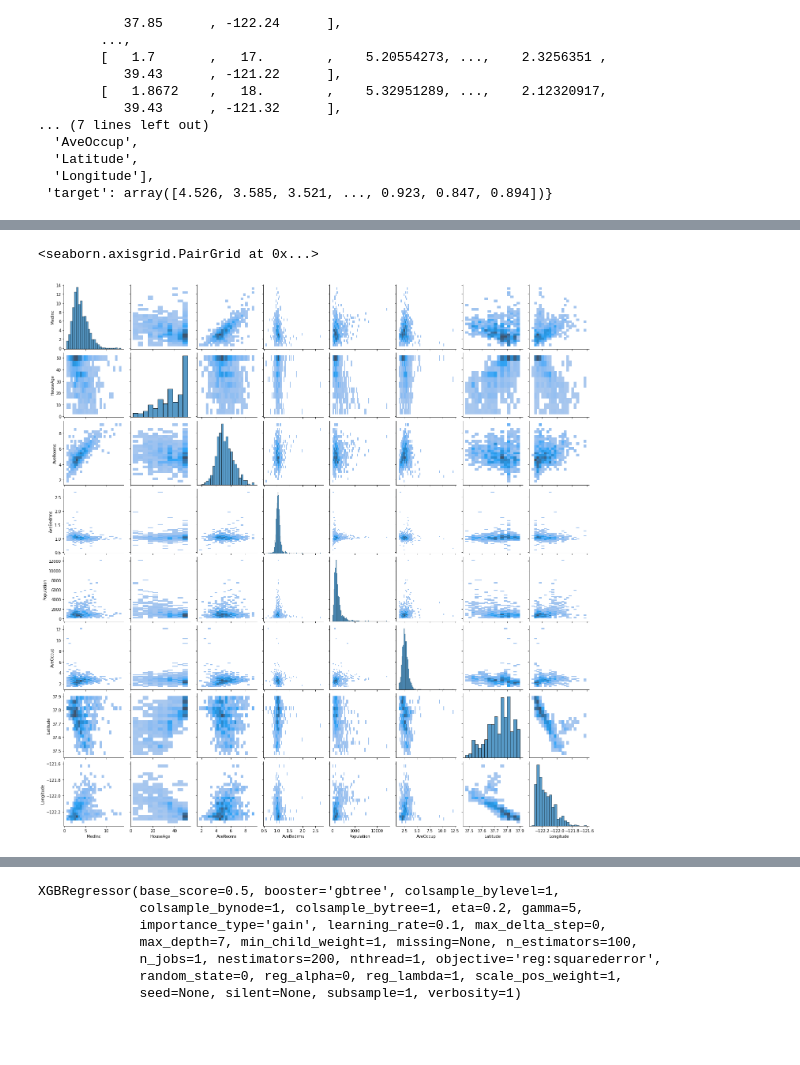
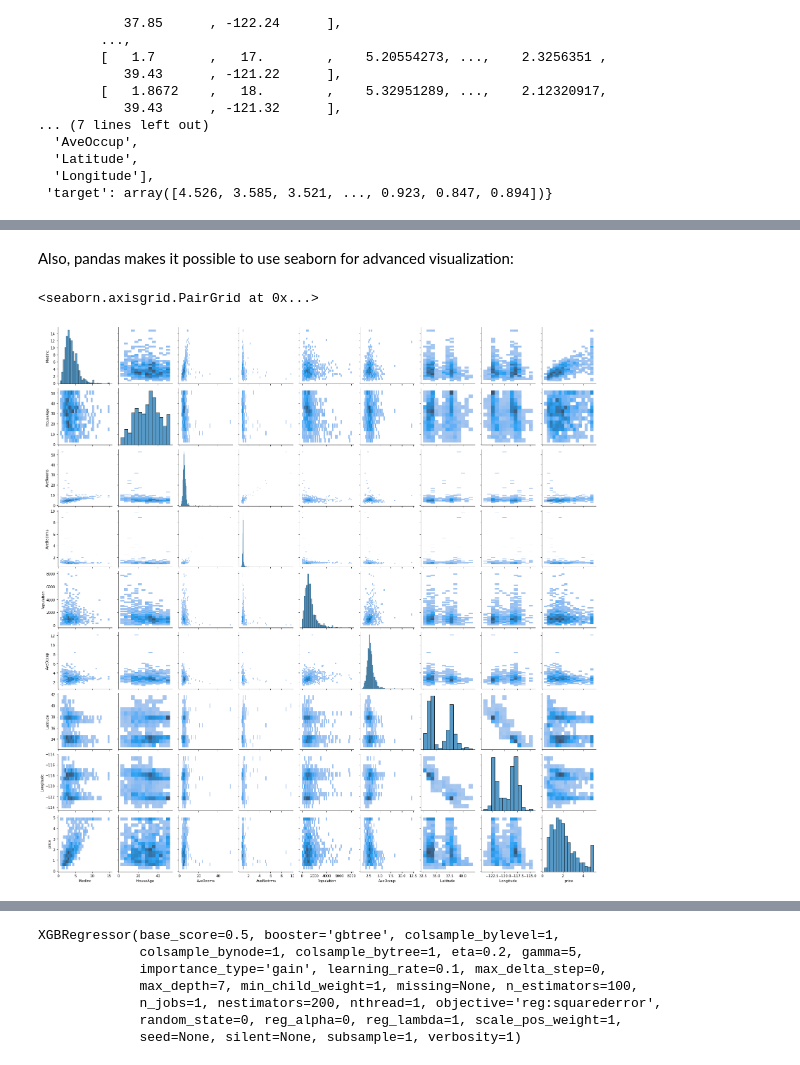
Before and after one commit to cbernet/introduction_machine_learning, a Jupyter notebook: notebooks/supervised_learning/xgboost_housing.ipynb, the cells around one changed output, grey strips where cells are left out. Saved outputs shown, nothing was run; the diff lists cells and outputs as text; code cells hidden in the pictures; blank space fills up the shorter version.

Commit message:
dataset investigation

```diff
--- a/notebooks/supervised_learning/xgboost_housing.ipynb
+++ b/notebooks/supervised_learning/xgboost_housing.ipynb
@@ -35,3 +88,8 @@ df = pd.DataFrame(dataset['data'], columns=dataset['feature_names'])
+# %%
+# create the dataframe
+df = pd.DataFrame(dataset['data'], columns=dataset['feature_names'])
+# adding the price, which is in a separate numpy array
+df['price'] = dataset['target']
 # %%
 df
 # %% [output]
@@ -53,6 +117,10 @@ import seaborn as sns
+# %% [markdown]
+Also, pandas makes it possible to use seaborn for advanced visualization:
 # %%
-# seaborn is not efficient, so limiting the plot to the 1st 1000 samples
-sns.pairplot(df[:1000], kind='hist')
+import seaborn as sns
+# seaborn is not efficient, so limiting the plot to
+# a random subset of 1000 samples
+sns.pairplot(df.sample(1000), kind='hist')
 # %% [output]
 <seaborn.axisgrid.PairGrid at 0x...>
-[figure, old version]
+[figure, new version]
```
Also changed, not shown: parts of 13 cells of this notebook.
